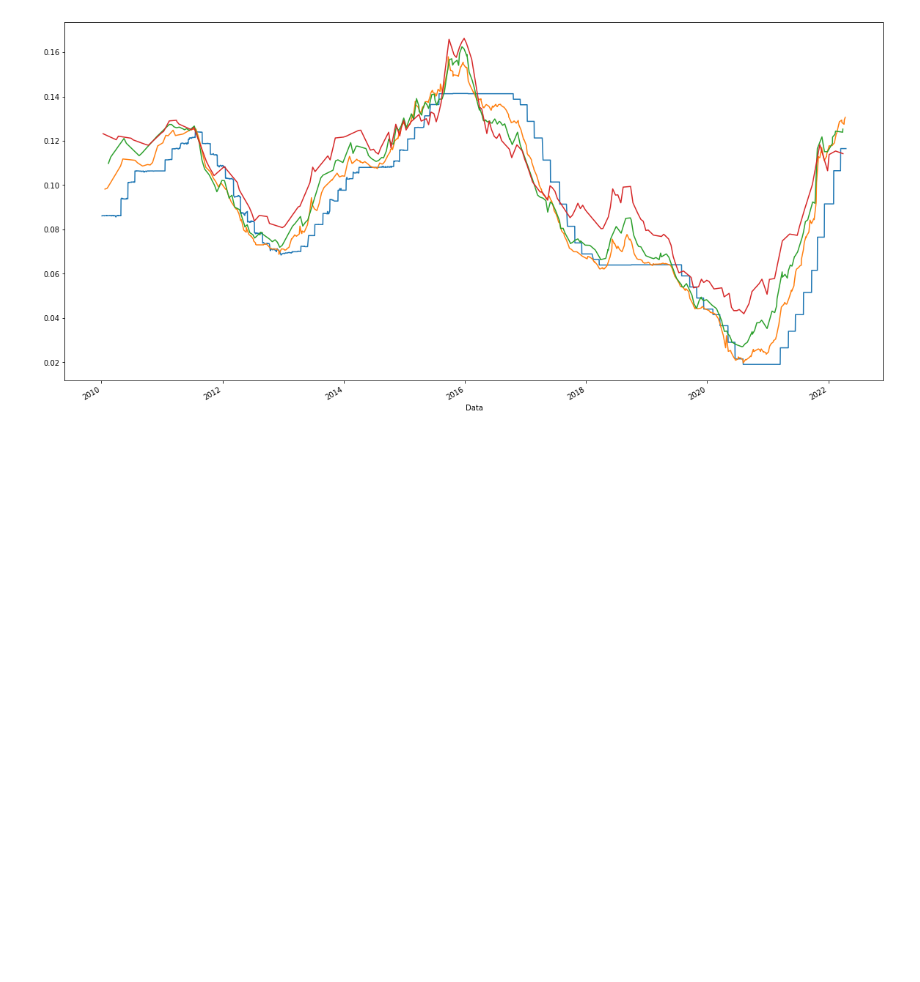
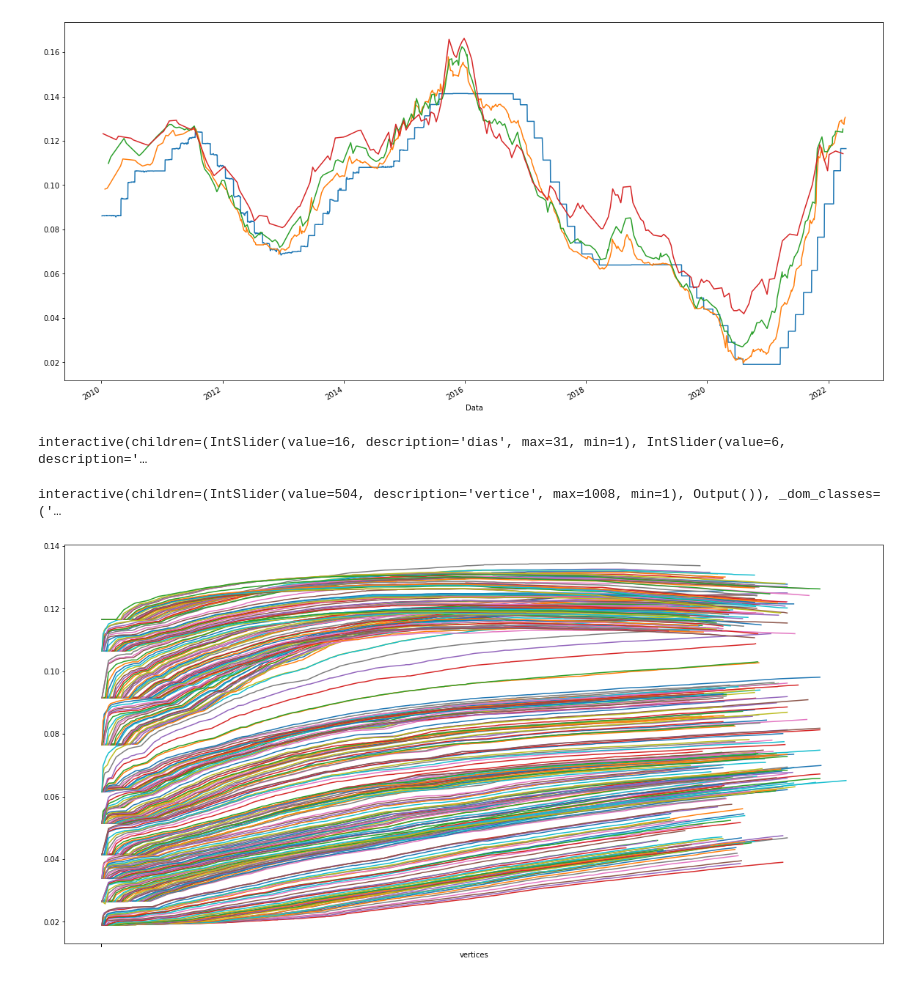
Before and after one commit to ufrgsqfl/bmf, a Jupyter notebook: exemplos.ipynb, the cells around one changed output. Cells and saved outputs as stored; diff of their text form; code cells hidden in the pictures; blank space fills up the shorter version.

Commit message:
criacao de plot e sliders

```diff
--- a/exemplos.ipynb
+++ b/exemplos.ipynb
@@ -68,3 +76,23 @@ df_pre_full[df_pre_full['vertices']==1008].set_index("Data")['taxas252'].plot()
 # %% [output]
 <AxesSubplot:xlabel='Data'>
 [figure]
+# %%
+from ipywidgets import interact
+
+@interact(dias=(1,31) ,mes=(1,12), ano=(2010,2022))
+def plot_curve(dias, mes, ano):
+    data = f'{ano}-{mes}-{dias}'
+    df_pre_full[df_pre_full['Data']==data].set_index('vertices')['taxas252'].iloc[:150].plot(figsize=(20,10))
+# %% [output]
+interactive(children=(IntSlider(value=16, description='dias', max=31, min=1), IntSlider(value=6, description='…
+# %%
+@interact(vertice=(1,1008))
+def plot_curve_hist(vertice):
+    df_pre_full[df_pre_full['vertices']==vertice].set_index("Data")['taxas252'].plot(figsize=(20,10))
+# %% [output]
+interactive(children=(IntSlider(value=504, description='vertice', max=1008, min=1), Output()), _dom_classes=('…
+# %%
+for data in lista_de_dias:
+    df_pre_full[df_pre_full['Data']==str(data)].set_index('vertices')['taxas252'].iloc[:100].plot(figsize=(20,10))
+# %% [output]
+[figure, added]
```
Also changed, not shown: parts of 2 cells of this notebook, 2 other files.
